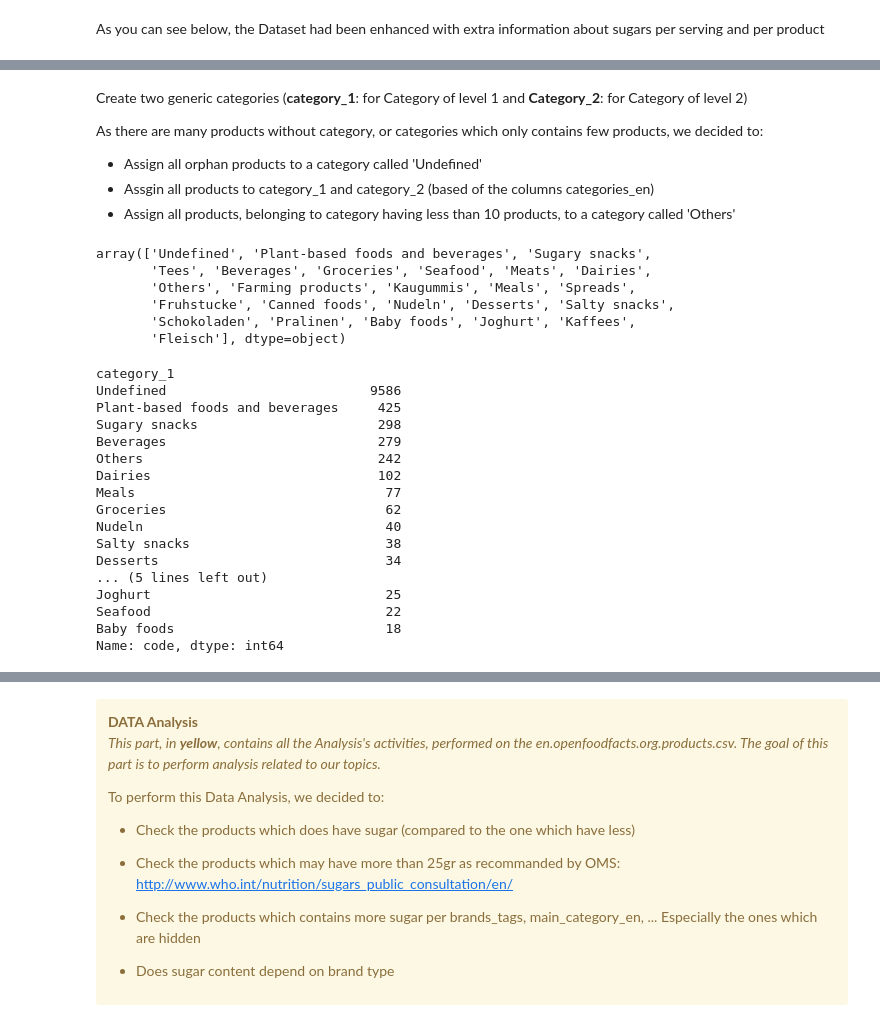
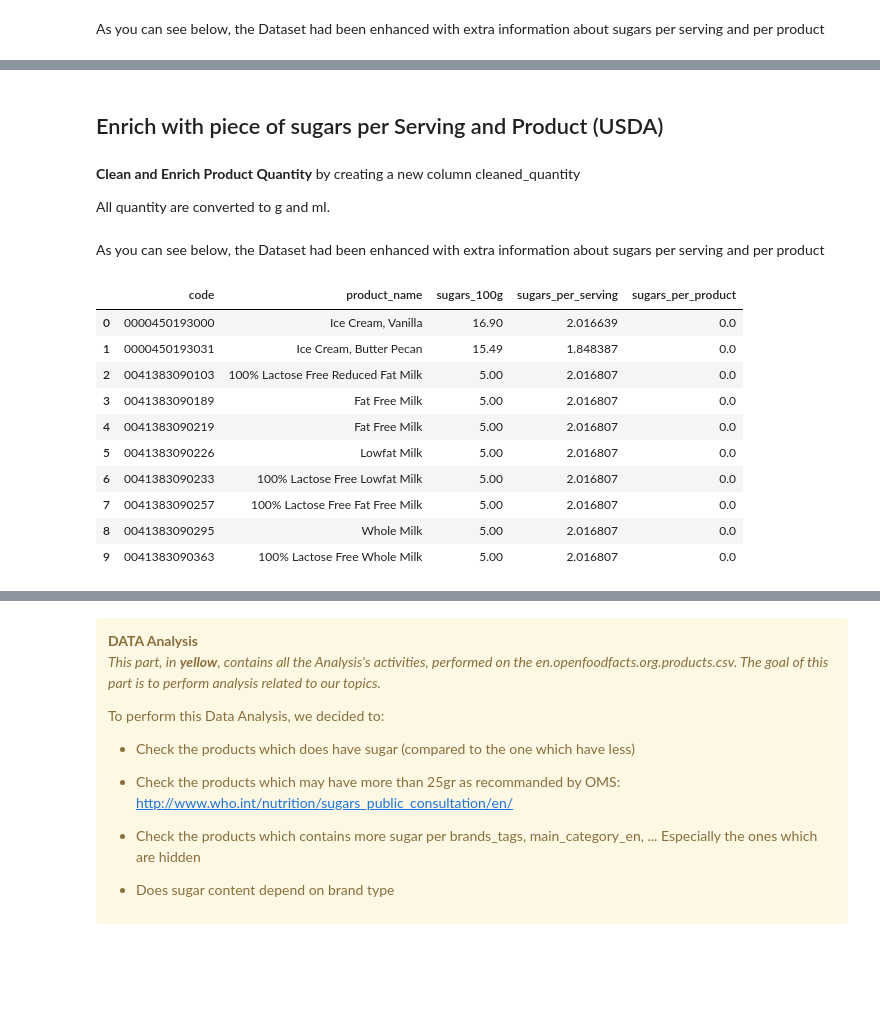
Before and after one commit to esamosenok/ADA_Project_2018, a Jupyter notebook: openfoodfacts_milestone3.ipynb, the cells around one changed output, grey strips where cells are left out. Drawn from its saved outputs; the diff is of its cells as text; code cells hidden in the pictures; blank space fills up the shorter version.

```diff
--- a/openfoodfacts_milestone3.ipynb
+++ b/openfoodfacts_milestone3.ipynb
@@ -1141,0 +1397,7 @@ def enrich_with_meta_category(df):
+# %%
+df_food_clean_usda= enrich_with_meta_brand(df_food_clean_usda)
+df_food_clean_usda['meta_brand']=df_food_clean_usda['meta_brand'].str.lower()
+df_food_clean_usda[['code', 'product_name', 'category_1', 'category_2', 'meta_brand','creator']]
+
+print('As you can see, there is always a category_1, category_2 and a meta_brand')
+df_food_clean_usda.head(5)
@@ -1141,0 +1415,5 @@ def enrich_with_meta_category(df):
+# %%
+df_food_clean_usda=pd.merge(df_food_clean_usda,df_brands, left_on='meta_brand', right_on='brand_name')
+df_food_clean_usda
+
+df_food_clean_usda['brand_name'].value_counts()
@@ -1407,7 +1702,0 @@ df_food_clean_ch[columns].head(10)
-# %% [markdown]
-Create two generic categories (**category_1**: for Category of level 1 and **Category_2**: for Category of level 2)
-
-As there are many products without category, or categories which only contains few products, we decided to:
-- Assign all orphan products to a category called 'Undefined'
-- Assgin all products to category_1 and category_2 (based of the columns categories_en)
-- Assign all products, belonging to category having less than 10 products, to a category called 'Others'
@@ -1416,29 +1703,9 @@ enrich_with_meta_category(df_food_clean_ch)
-# %%
-df_food_clean_ch['category_1'].unique()
-# %% [output]
-array(['Undefined', 'Plant-based foods and beverages', 'Sugary snacks',
-       'Tees', 'Beverages', 'Groceries', 'Seafood', 'Meats', 'Dairies',
-       'Others', 'Farming products', 'Kaugummis', 'Meals', 'Spreads',
-       'Fruhstucke', 'Canned foods', 'Nudeln', 'Desserts', 'Salty snacks',
-       'Schokoladen', 'Pralinen', 'Baby foods', 'Joghurt', 'Kaffees',
-       'Fleisch'], dtype=object)
-# %%
-df_food_clean_ch.groupby('category_1')['code'].count().sort_values(ascending=False).head(19)
-# %% [output]
-category_1
-Undefined                          9586
-Plant-based foods and beverages     425
-Sugary snacks                       298
-Beverages                           279
-Others                              242
-Dairies                             102
-Meals                                77
-Groceries                            62
-Nudeln                               40
-Salty snacks                         38
-Desserts                             34
-... (5 lines left out)
-Joghurt                              25
-Seafood                              22
-Baby foods                           18
-Name: code, dtype: int64
+# %% [markdown]
+## Enrich with piece of sugars per Serving and Product (USDA)
+# %% [markdown]
+**Clean and Enrich Product Quantity** by creating a new column cleaned_quantity
+
+All quantity are converted to g and ml.
+# %%
+df_food_clean_usda['product_quantity']= df_food_clean_usda.apply(lambda z: enrich_product_quantity(z.quantity), axis='columns')
+df_food_clean_usda['product_quantity']= df_food_clean_usda['product_quantity'].astype(float)
@@ -1444,0 +1715,17 @@ Name: code, dtype: int64
+# %% [markdown]
+As you can see below, the Dataset had been enhanced with extra information about sugars per serving and per product
+# %%
+columns = ['code', 'product_name', 'sugars_100g', 'sugars_per_serving', 'sugars_per_product']
+df_food_clean_usda[columns].head(10)
+# %% [output]
+|  | code | product_name | sugars_100g | sugars_per_serving | sugars_per_product |
+| 0 | 0000450193000 | Ice Cream, Vanilla | 16.90 | 2.016639 | 0.0 |
+| 1 | 0000450193031 | Ice Cream, Butter Pecan | 15.49 | 1.848387 | 0.0 |
+| 2 | 0041383090103 | 100% Lactose Free Reduced Fat Milk | 5.00 | 2.016807 | 0.0 |
+| 3 | 0041383090189 | Fat Free Milk | 5.00 | 2.016807 | 0.0 |
+| 4 | 0041383090219 | Fat Free Milk | 5.00 | 2.016807 | 0.0 |
+| 5 | 0041383090226 | Lowfat Milk | 5.00 | 2.016807 | 0.0 |
+| 6 | 0041383090233 | 100% Lactose Free Lowfat Milk | 5.00 | 2.016807 | 0.0 |
+| 7 | 0041383090257 | 100% Lactose Free Fat Free Milk | 5.00 | 2.016807 | 0.0 |
+| 8 | 0041383090295 | Whole Milk | 5.00 | 2.016807 | 0.0 |
+| 9 | 0041383090363 | 100% Lactose Free Whole Milk | 5.00 | 2.016807 | 0.0 |
```
Also changed, not shown: parts of 129 cells of this notebook.
